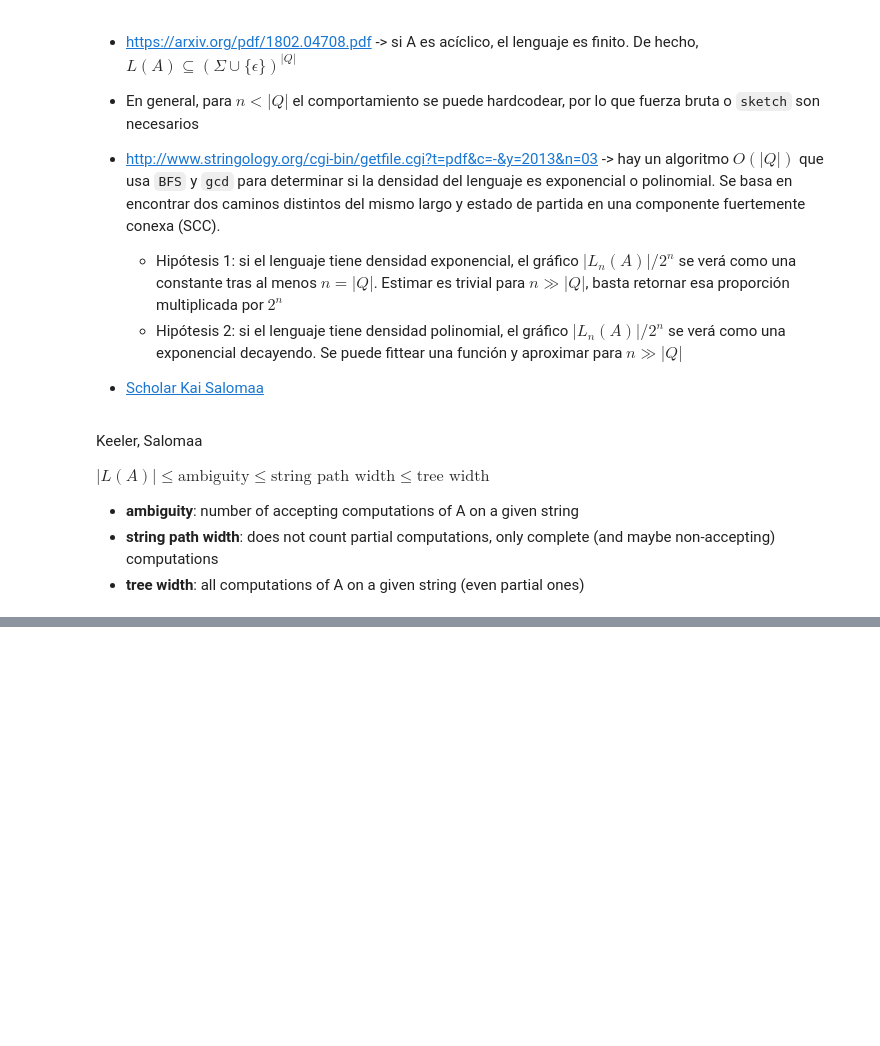
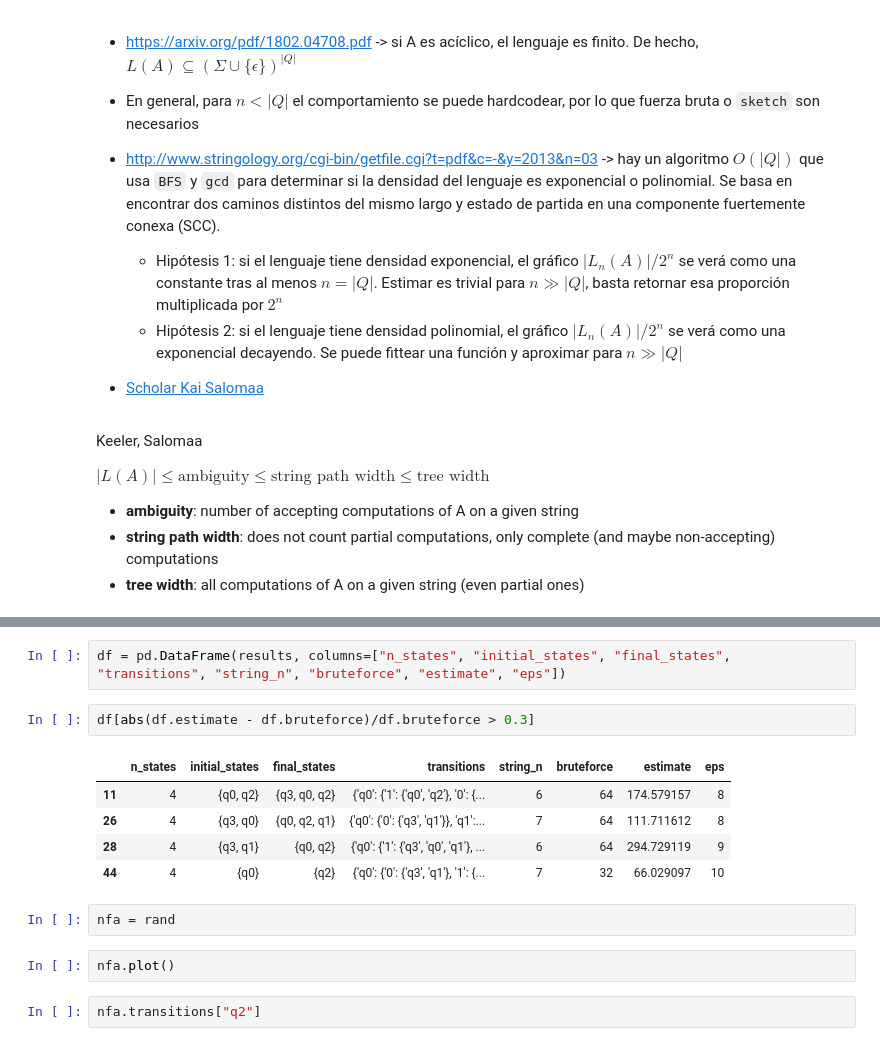
Before and after one commit to viantirreau/count-nfa, a Jupyter notebook: Bruteforce.ipynb, the cells around one changed output, grey strips where cells are left out. Drawn from its saved outputs; the diff is of its cells as text; blank space fills up the shorter version.

```diff
--- a/Bruteforce.ipynb
+++ b/Bruteforce.ipynb
@@ -913,0 +963,16 @@ nfa.transitions["q2"]
+# %%
+df = pd.DataFrame(results, columns=["n_states", "initial_states", "final_states", "transitions", "string_n", "bruteforce", "estimate", "eps"])
+# %%
+df[abs(df.estimate - df.bruteforce)/df.bruteforce > 0.3]
+# %% [output]
+|  | n_states | initial_states | final_states | transitions | string_n | bruteforce | estimate | eps |
+| 11 | 4 | {q0, q2} | {q3, q0, q2} | {'q0': {'1': {'q0', 'q2'}, '0': {... | 6 | 64 | 174.579157 | 8 |
+| 26 | 4 | {q3, q0} | {q0, q2, q1} | {'q0': {'0': {'q3', 'q1'}}, 'q1':... | 7 | 64 | 111.711612 | 8 |
+| 28 | 4 | {q3, q1} | {q0, q2} | {'q0': {'1': {'q3', 'q0', 'q1'}, ... | 6 | 64 | 294.729119 | 9 |
+| 44 | 4 | {q0} | {q2} | {'q0': {'0': {'q3', 'q1'}, '1': {... | 7 | 32 | 66.029097 | 10 |
+# %%
+nfa = rand
+# %%
+nfa.plot()
+# %%
+nfa.transitions["q2"]
```
Also changed, not shown: parts of 18 cells of this notebook.
